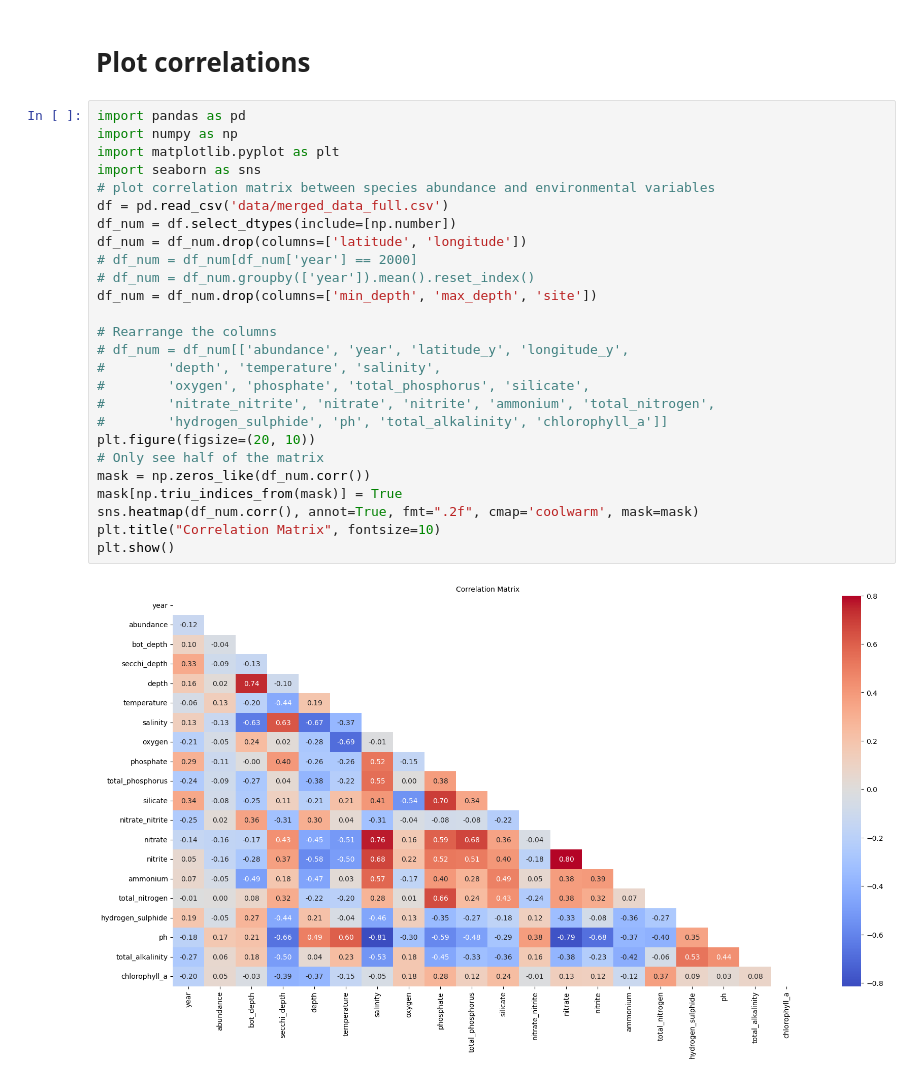
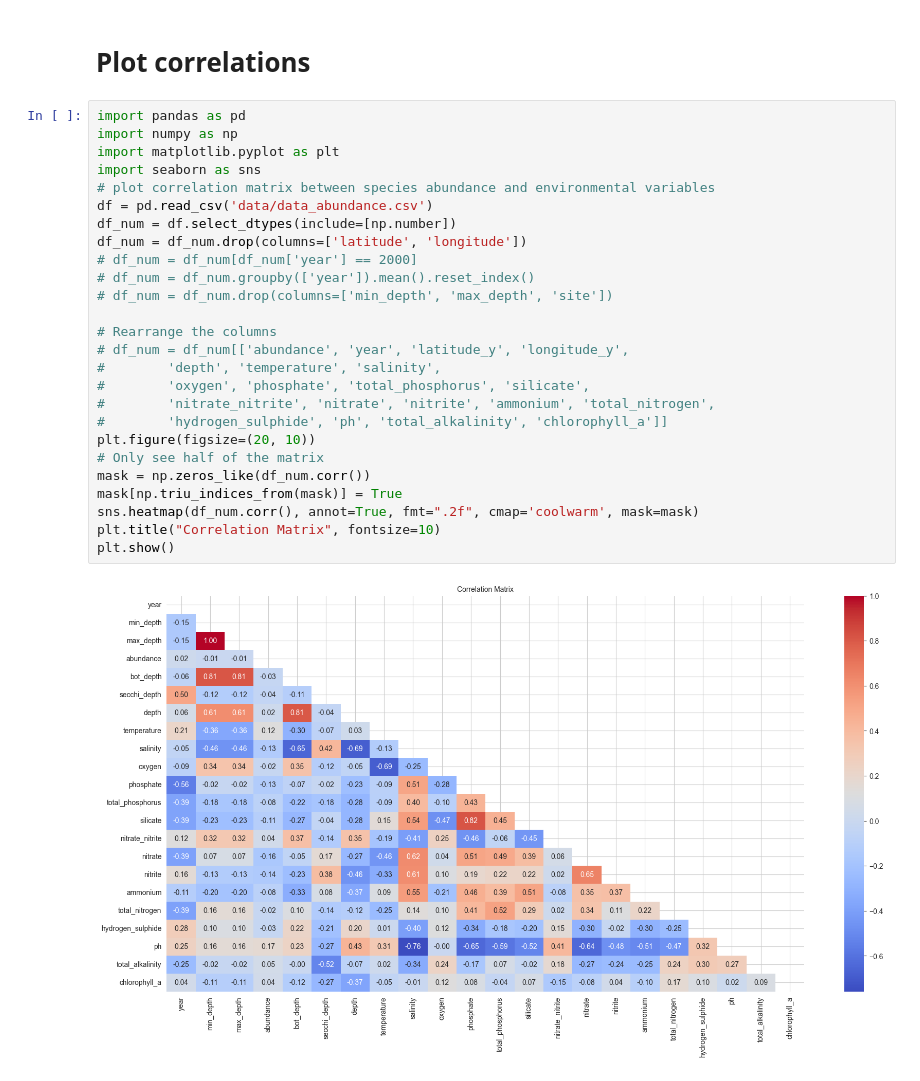
Before and after one commit to TrangNg-Th/QB2025-Project, a Jupyter notebook: 1.analysis.ipynb, the cells around one changed output. Saved outputs shown, nothing was run; the diff lists cells and outputs as text.

```diff
--- a/1.analysis.ipynb
+++ b/1.analysis.ipynb
@@ -65,28 +65,28 @@ ani.save("species_abundance_animation.gif", writer="pillow", fps=1, dpi=150)
 # %%
 import pandas as pd
 import numpy as np
 import matplotlib.pyplot as plt
 import seaborn as sns
 # plot correlation matrix between species abundance and environmental variables
-df = pd.read_csv('data/merged_data_full.csv')
+df = pd.read_csv('data/data_abundance.csv')
 df_num = df.select_dtypes(include=[np.number])
 df_num = df_num.drop(columns=['latitude', 'longitude'])
 # df_num = df_num[df_num['year'] == 2000]
 # df_num = df_num.groupby(['year']).mean().reset_index()
-df_num = df_num.drop(columns=['min_depth', 'max_depth', 'site'])
+# df_num = df_num.drop(columns=['min_depth', 'max_depth', 'site'])
 
 # Rearrange the columns
 # df_num = df_num[['abundance', 'year', 'latitude_y', 'longitude_y',
 #        'depth', 'temperature', 'salinity',
 #        'oxygen', 'phosphate', 'total_phosphorus', 'silicate',
 #        'nitrate_nitrite', 'nitrate', 'nitrite', 'ammonium', 'total_nitrogen',
 #        'hydrogen_sulphide', 'ph', 'total_alkalinity', 'chlorophyll_a']]
 plt.figure(figsize=(20, 10))
 # Only see half of the matrix
 mask = np.zeros_like(df_num.corr())
 mask[np.triu_indices_from(mask)] = True
 sns.heatmap(df_num.corr(), annot=True, fmt=".2f", cmap='coolwarm', mask=mask)
 plt.title("Correlation Matrix", fontsize=10)
 plt.show()
 # %% [output]
-[figure, old version]
+[figure, new version]
```
Also changed, not shown: parts of 1 cell of this notebook, 46 other files.
